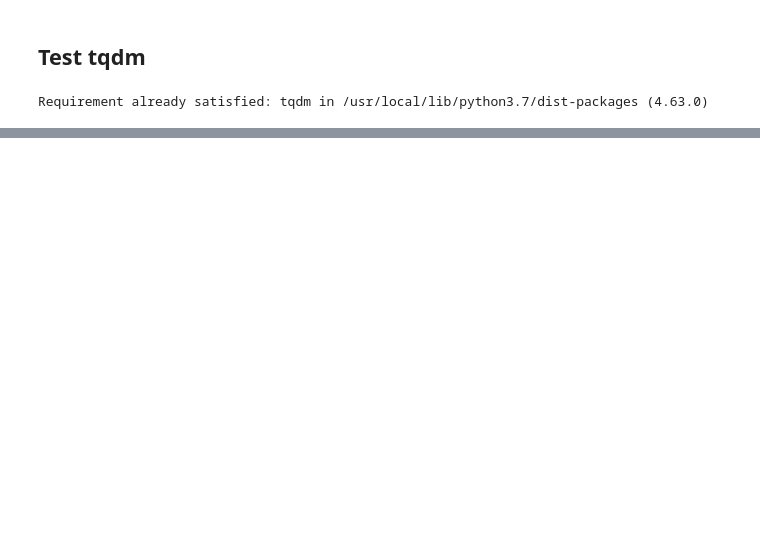
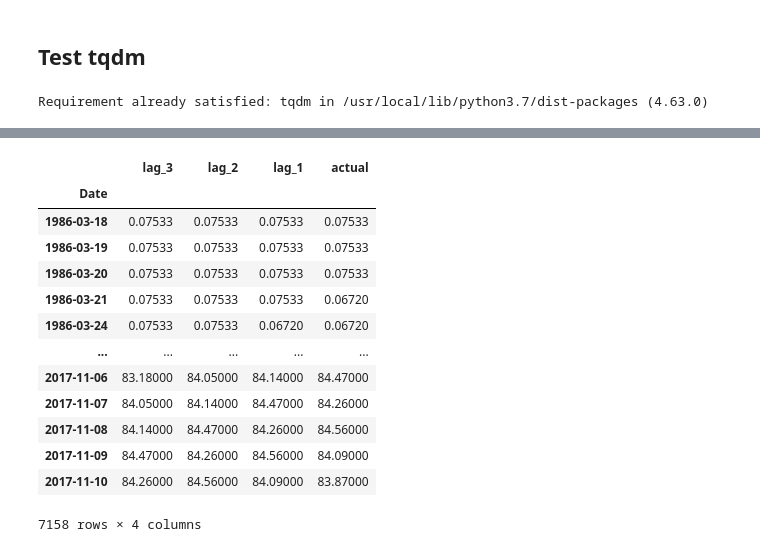
Before and after one commit to Ricardojnf33/Time_series, a Jupyter notebook: Atividade_3_series_temporais.ipynb, the cells around one changed output, grey strips where cells are left out. Drawn from its saved outputs; the diff is of its cells as text; code cells hidden in the pictures; blank space fills up the shorter version.

```diff
--- a/Atividade_3_series_temporais.ipynb
+++ b/Atividade_3_series_temporais.ipynb
@@ -356,0 +421,5 @@ mean_square_error(test, test_prevs_h300)
+# %%
+dates = pd.date_range(start=df.index.min(), end=df.index.max(), freq='B')
+dates = pd.DataFrame({'Date': dates}).set_index('Date')
+# %%
+df = dates.join(df, how='left')
@@ -356,0 +432,2 @@ mean_square_error(test, test_prevs_h300)
+# %%
+df1 = pd.DataFrame({'date':pd.date_range(start=df.index.min(), end=df.index.max(), freq='M')})
@@ -356,0 +449,33 @@ mean_square_error(test, test_prevs_h300)
+# %%
+def creating_windowing(df1, lag_size):
+  all_series = []
+  for i in reversed(range(0, lag_size+1)):
+    serie = df.shift(i)
+    if i==0:
+      serie.columns= ['actual']
+    else:
+      serie.columns= [f'lag_{i}']
+
+    all_series.append(serie)
+
+  df_lagged = pd.concat(all_series, axis=1)
+  df_lagged.dropna(inplace=True)
+
+  return df_lagged
+# %%
+creating_windowing(df1, 3)
+# %% [output]
+|  | lag_3 | lag_2 | lag_1 | actual |
+| Date |  |  |  |  |
+| 1986-03-18 | 0.07533 | 0.07533 | 0.07533 | 0.07533 |
+| 1986-03-19 | 0.07533 | 0.07533 | 0.07533 | 0.07533 |
+| 1986-03-20 | 0.07533 | 0.07533 | 0.07533 | 0.07533 |
+| 1986-03-21 | 0.07533 | 0.07533 | 0.07533 | 0.06720 |
+| 1986-03-24 | 0.07533 | 0.07533 | 0.06720 | 0.06720 |
+| ... | ... | ... | ... | ... |
+| 2017-11-06 | 83.18000 | 84.05000 | 84.14000 | 84.47000 |
+| 2017-11-07 | 84.05000 | 84.14000 | 84.47000 | 84.26000 |
+| 2017-11-08 | 84.14000 | 84.47000 | 84.26000 | 84.56000 |
+| 2017-11-09 | 84.47000 | 84.26000 | 84.56000 | 84.09000 |
+| 2017-11-10 | 84.26000 | 84.56000 | 84.09000 | 83.87000 |
+7158 rows × 4 columns
```
Also changed, not shown: parts of 49 cells of this notebook.
